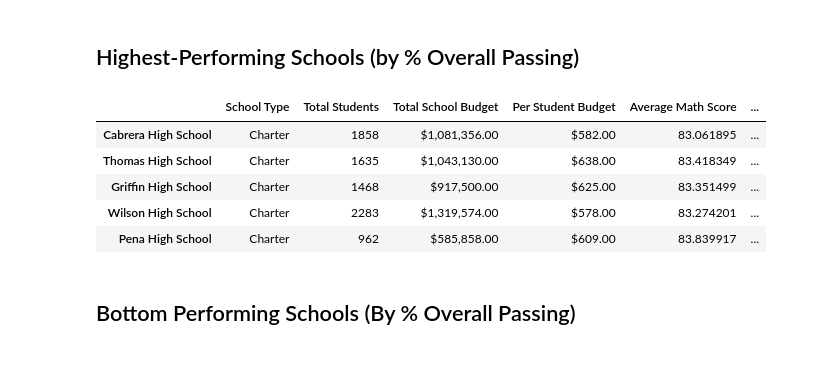
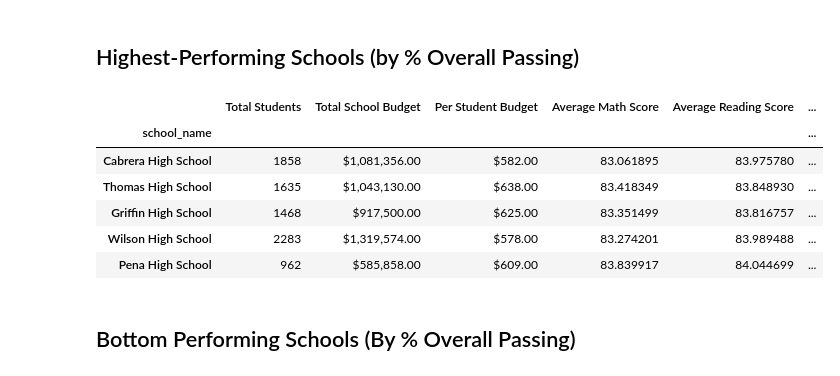
Before and after one commit to melissaa06/pandas-challenge, a Jupyter notebook: PyCitySchools/PyCitySchools_starter.ipynb, the cells around one changed output. Saved outputs shown, nothing was run; the diff lists cells and outputs as text; code cells hidden in the pictures.

```diff
--- a/PyCitySchools/PyCitySchools_starter.ipynb
+++ b/PyCitySchools/PyCitySchools_starter.ipynb
@@ -129,4 +191,10 @@ per_school_capita =
 # %%
 # Calculate the average test scores per school
-per_school_math =
-per_school_reading =
+per_school_math = school_data_complete.groupby(["school_name"])["math_score"].mean()
+per_school_reading = school_data_complete.groupby(["school_name"])["reading_score"].mean()
+
+School_Avg_Test_Scores = pd.DataFrame({
+                              "Avg Math Score":per_school_math,
+                              "Avg Reading Score": per_school_reading
+})
+School_Avg_Test_Scores
@@ -133,4 +219,8 @@ per_school_reading =
 # %%
 # Calculate the number of students per school with math scores of 70 or higher
-students_passing_math =
-school_students_passing_math =
+
+students_passing_math = school_data_complete.loc[school_data_complete["math_score"] >= 70]
+students_passing_math
+
+school_students_passing_math = students_passing_math.groupby(["school_name"])["math_score"].count()
+school_students_passing_math
@@ -137,4 +245,5 @@ school_students_passing_math =
 # %%
 # Calculate the number of students per school with reading scores of 70 or higher
-students_passing_reading =
-school_students_passing_reading =
+students_passing_reading = school_data_complete.loc[school_data_complete["reading_score"] >= 70]
+school_students_passing_reading = students_passing_reading.groupby(["school_name"])["reading_score"].count()
+school_students_passing_reading
@@ -152,6 +317,15 @@ overall_passing_rate = school_students_passing_math_and_reading / per_school_cou
 # %%
 # Create a DataFrame called `per_school_summary` with columns for the calculations above.
-per_school_summary =
+per_school_summary = pd.DataFrame({"Total Students": per_school_counts,
+                                   "Total School Budget": per_school_budget,
+                                   "Per Student Budget": per_school_capita,
+                                   "Average Math Score": per_school_math,
+                                   "Average Reading Score": per_school_reading,
+                                   "% Passing Math": per_school_passing_math,
+                                   "% Passing Reading": per_school_passing_reading,
+                                   "% Overall Passing": overall_passing_rate,
+                                   "School Type": school_types
+})
 
 # Formatting
 per_school_summary["Total School Budget"] = per_school_summary["Total School Budget"].map("${:,.2f}".format)
@@ -180,15 +355,16 @@ per_school_summary
 ## Highest-Performing Schools (by % Overall Passing)
 # %%
 # Sort the schools by `% Overall Passing` in descending order and display the top 5 rows.
-top_schools =
+top_schools = per_school_summary.sort_values("% Overall Passing", ascending=False)
 top_schools.head(5)
 # %% [output]
-|  | School Type | Total Students | Total School Budget | Per Student Budget | Average Math Score | ... |
-| Cabrera High School | Charter | 1858 | $1,081,356.00 | $582.00 | 83.061895 | ... |
-| Thomas High School | Charter | 1635 | $1,043,130.00 | $638.00 | 83.418349 | ... |
-| Griffin High School | Charter | 1468 | $917,500.00 | $625.00 | 83.351499 | ... |
-| Wilson High School | Charter | 2283 | $1,319,574.00 | $578.00 | 83.274201 | ... |
-| Pena High School | Charter | 962 | $585,858.00 | $609.00 | 83.839917 | ... |
+|  | Total Students | Total School Budget | Per Student Budget | Average Math Score | Average Reading Score | ... |
+| school_name |  |  |  |  |  | ... |
+| Cabrera High School | 1858 | $1,081,356.00 | $582.00 | 83.061895 | 83.975780 | ... |
+| Thomas High School | 1635 | $1,043,130.00 | $638.00 | 83.418349 | 83.848930 | ... |
+| Griffin High School | 1468 | $917,500.00 | $625.00 | 83.351499 | 83.816757 | ... |
+| Wilson High School | 2283 | $1,319,574.00 | $578.00 | 83.274201 | 83.989488 | ... |
+| Pena High School | 962 | $585,858.00 | $609.00 | 83.839917 | 84.044699 | ... |
 # %% [markdown]
 ## Bottom Performing Schools (By % Overall Passing)
 # %%
```
Also changed, not shown: parts of 19 cells of this notebook.
